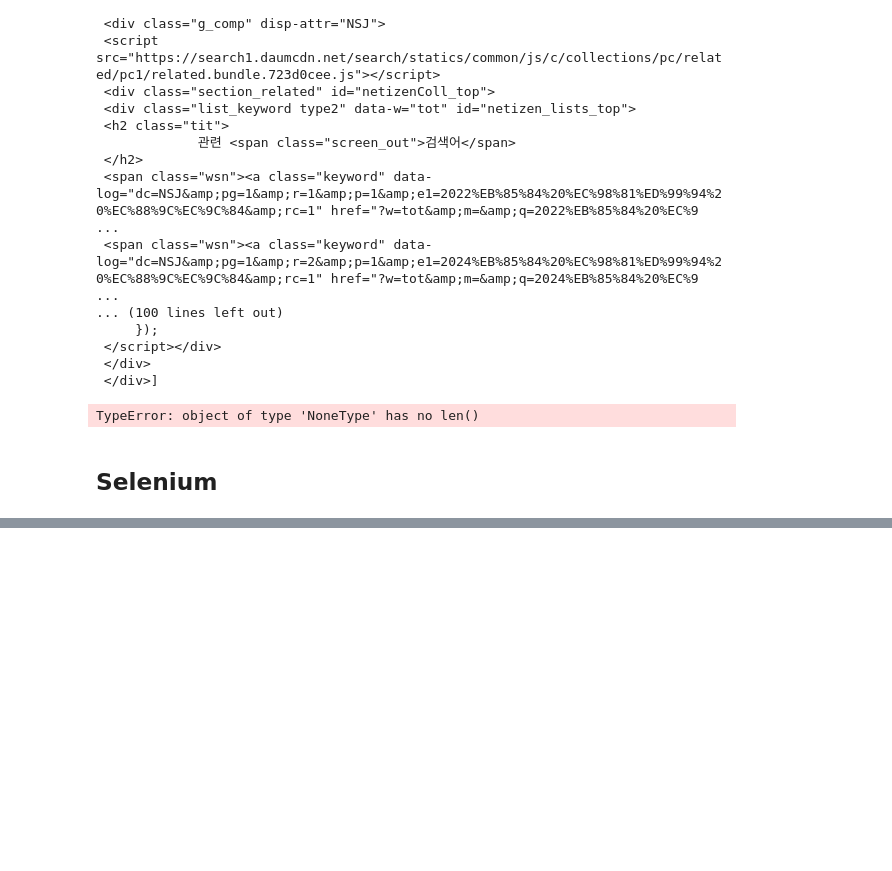
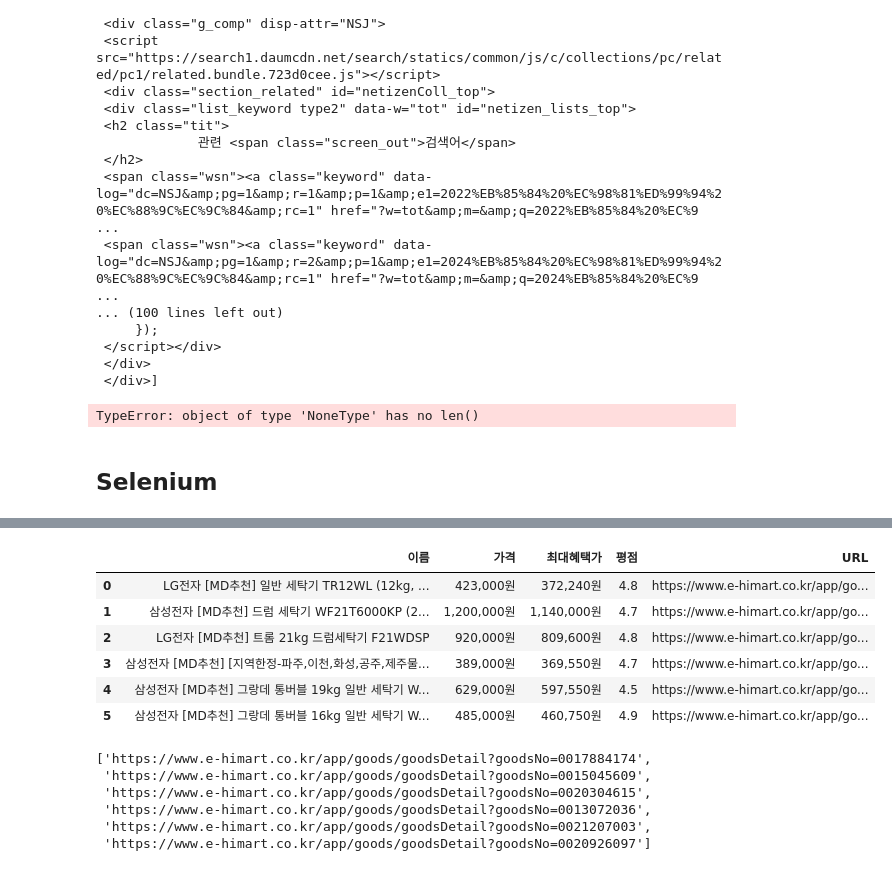
Before and after one commit to WoSIN98/Ubion_, a Jupyter notebook: market/project1/02.데이터수집/01.Crawling을 활용한 데이터 수집.ipynb, the cells around one changed output, grey strips where cells are left out. Drawn from its saved outputs; the diff is of its cells as text; code cells hidden in the pictures; blank space fills up the shorter version.

```diff
--- a/market/project1/02.데이터수집/01.Crawling을 활용한 데이터 수집.ipynb
+++ b/market/project1/02.데이터수집/01.Crawling을 활용한 데이터 수집.ipynb
@@ -353,7 +353,7 @@ try:
     driver.find_element(By.ID, 'id').send_keys('yoo05202')
     driver.find_element(By.ID, 'pw').send_keys('')
 
-    time.sleep(5)
+
     driver.find_element(By.ID, 'log.login').click()
 
 except Exception as e:
@@ -367,0 +401,33 @@ driver.find_element(By.ID, 'log.login').click()
+# %%
+url = 'https://www.coupang.com/np/categories/194276'
+driver = webdriver.Chrome()
+driver.get(url)
+# %%
+productList = driver.find_element(By.ID, 'productList')
+lis = productList.find_elements(By.TAG_NAME, 'li')
+# %%
+prd_name = []
+prd_price = []
+prd_deli = []
+prd_url = []
+for idx, li in enumerate(lis):
+    try:
+        prd_name.append(li.find_element(By.CLASS_NAME, 'name').text)
+        prd_price.append(li.find_element(By.CLASS_NAME, 'price-value').text)
+        prd_deli.append(li.find_element(By.CLASS_NAME, 'delivery').text)
+        prd_url.append(li.find_element(By.CLASS_NAME, 'baby-product-link').get_attribute('href'))
+
+        e = li.find_element(By.TAG_NAME, 'img')
+        img_url = e.get_attribute('src')
+        img_res = requests.get(img_url)
+        img_res.raise_for_status()
+
+        food_name = './image/cupang/food{}.jpg'.format(idx+1)
+        with open(food_name, 'wb') as f:
+            f.write(img_res.content)
+
+
+        if idx >= 5:
+            break
+    except Exception:
+        pass
@@ -367,0 +552,22 @@ driver.find_element(By.ID, 'log.login').click()
+# %%
+
+final = pd.DataFrame({'이름' : prd_name, '가격' : prd_price, '최대혜택가': prd_beneprice,'평점' : prd_star, 'URL' : prd_url})
+final.to_csv('하이마트세탁기.csv')
+final
+# %% [output]
+|  | 이름 | 가격 | 최대혜택가 | 평점 | URL |
+| 0 | LG전자 [MD추천] 일반 세탁기 TR12WL (12kg, ... | 423,000원 | 372,240원 | 4.8 | https://www.e-himart.co.kr/app/go... |
+| 1 | 삼성전자 [MD추천] 드럼 세탁기 WF21T6000KP (2... | 1,200,000원 | 1,140,000원 | 4.7 | https://www.e-himart.co.kr/app/go... |
+| 2 | LG전자 [MD추천] 트롬 21kg 드럼세탁기 F21WDSP | 920,000원 | 809,600원 | 4.8 | https://www.e-himart.co.kr/app/go... |
+| 3 | 삼성전자 [MD추천] [지역한정-파주,이천,화성,공주,제주물... | 389,000원 | 369,550원 | 4.7 | https://www.e-himart.co.kr/app/go... |
+| 4 | 삼성전자 [MD추천] 그랑데 통버블 19kg 일반 세탁기 W... | 629,000원 | 597,550원 | 4.5 | https://www.e-himart.co.kr/app/go... |
+| 5 | 삼성전자 [MD추천] 그랑데 통버블 16kg 일반 세탁기 W... | 485,000원 | 460,750원 | 4.9 | https://www.e-himart.co.kr/app/go... |
+# %%
+prd_url
+# %% [output]
+['https://www.e-himart.co.kr/app/goods/goodsDetail?goodsNo=0017884174',
+ 'https://www.e-himart.co.kr/app/goods/goodsDetail?goodsNo=0015045609',
+ 'https://www.e-himart.co.kr/app/goods/goodsDetail?goodsNo=0020304615',
+ 'https://www.e-himart.co.kr/app/goods/goodsDetail?goodsNo=0013072036',
+ 'https://www.e-himart.co.kr/app/goods/goodsDetail?goodsNo=0021207003',
+ 'https://www.e-himart.co.kr/app/goods/goodsDetail?goodsNo=0020926097']
```
Also changed, not shown: parts of 17 cells of this notebook, 18 other files.
